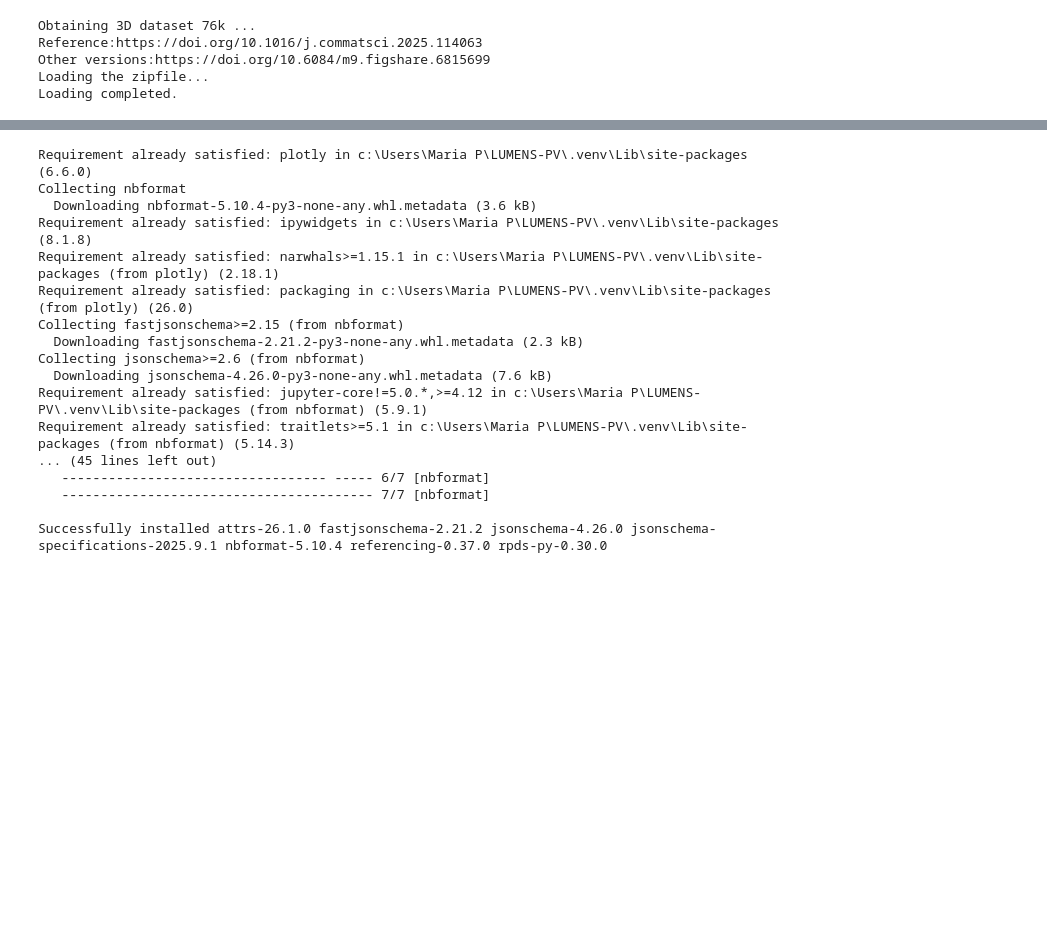
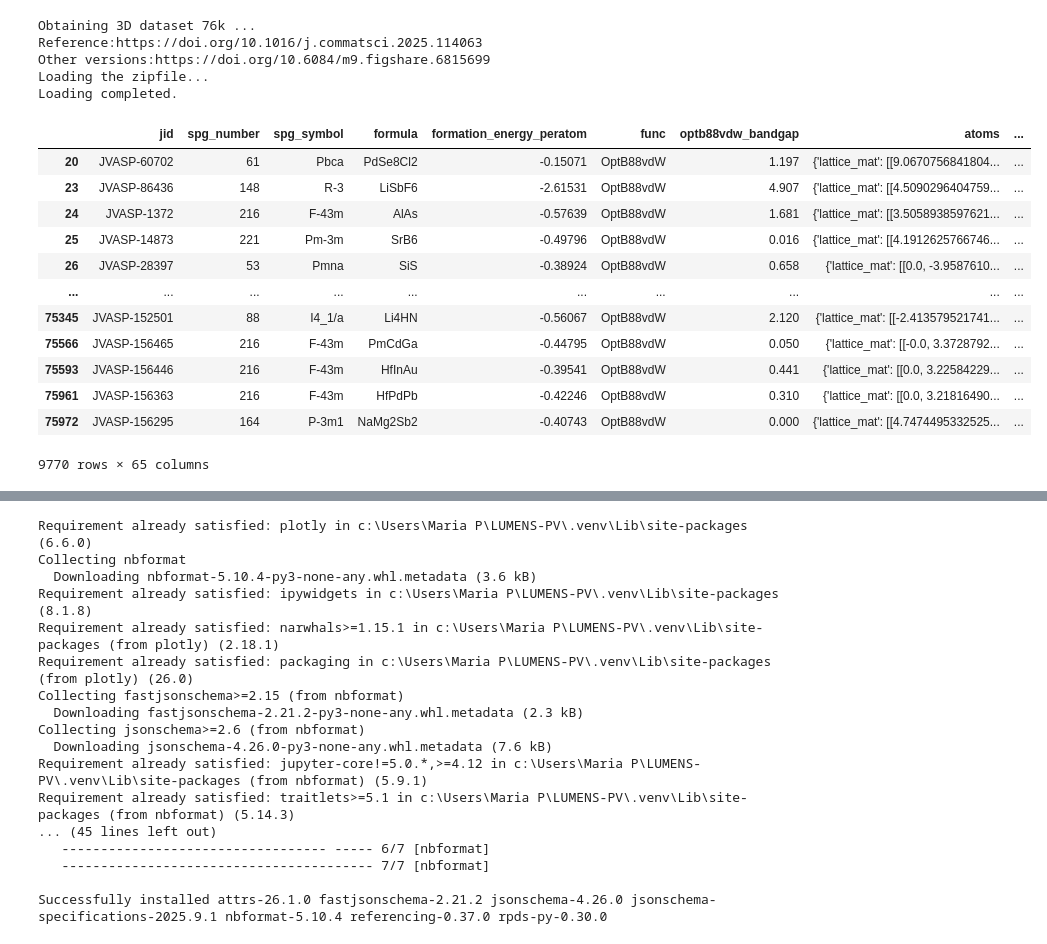
Before and after one commit to mariapasaylo/LUMENS-PV, a Jupyter notebook: ml_classifiers/DBScan.ipynb, the cells around one changed output, grey strips where cells are left out. Saved outputs shown, nothing was run; the diff lists cells and outputs as text; code cells hidden in the pictures; blank space fills up the shorter version.

```diff
--- a/ml_classifiers/DBScan.ipynb
+++ b/ml_classifiers/DBScan.ipynb
@@ -40,6 +40,30 @@ Reference:https://doi.org/10.1016/j.commatsci.2025.114063
 Other versions:https://doi.org/10.6084/m9.figshare.6815699
 Loading the zipfile...
 Loading completed.
+# %%
+#Based on the Accelerated Discovery of Efficient Solar Cell Materials Using Quantum and Machine Learning Methods,
+#we are interested in materials with SLME values > 10%
+#remove the data that does not have SLME values
+df_slme = df[df['slme'] != 'na'].copy()
+#to compare the slme values we need to convert it to a float
+df_slme.loc[:,'slme'] = df_slme['slme'].astype(float)
+#add a new column slme_10 that has a 1 if slme value >=10.0 otherwise 0
+df_slme.loc[:,'slme_10'] = (df_slme['slme'] >= 10.0).astype(int)
+df_slme #display the data
+# %% [output]
+|  | jid | spg_number | spg_symbol | formula | formation_energy_peratom | func | optb88vdw_bandgap | atoms | ... |
+| 20 | JVASP-60702 | 61 | Pbca | PdSe8Cl2 | -0.15071 | OptB88vdW | 1.197 | {'lattice_mat': [[9.0670756841804... | ... |
+| 23 | JVASP-86436 | 148 | R-3 | LiSbF6 | -2.61531 | OptB88vdW | 4.907 | {'lattice_mat': [[4.5090296404759... | ... |
+| 24 | JVASP-1372 | 216 | F-43m | AlAs | -0.57639 | OptB88vdW | 1.681 | {'lattice_mat': [[3.5058938597621... | ... |
+| 25 | JVASP-14873 | 221 | Pm-3m | SrB6 | -0.49796 | OptB88vdW | 0.016 | {'lattice_mat': [[4.1912625766746... | ... |
+| 26 | JVASP-28397 | 53 | Pmna | SiS | -0.38924 | OptB88vdW | 0.658 | {'lattice_mat': [[0.0, -3.9587610... | ... |
+| ... | ... | ... | ... | ... | ... | ... | ... | ... | ... |
+| 75345 | JVASP-152501 | 88 | I4_1/a | Li4HN | -0.56067 | OptB88vdW | 2.120 | {'lattice_mat': [[-2.413579521741... | ... |
+| 75566 | JVASP-156465 | 216 | F-43m | PmCdGa | -0.44795 | OptB88vdW | 0.050 | {'lattice_mat': [[-0.0, 3.3728792... | ... |
+| 75593 | JVASP-156446 | 216 | F-43m | HfInAu | -0.39541 | OptB88vdW | 0.441 | {'lattice_mat': [[0.0, 3.22584229... | ... |
+| 75961 | JVASP-156363 | 216 | F-43m | HfPdPb | -0.42246 | OptB88vdW | 0.310 | {'lattice_mat': [[0.0, 3.21816490... | ... |
+| 75972 | JVASP-156295 | 164 | P-3m1 | NaMg2Sb2 | -0.40743 | OptB88vdW | 0.000 | {'lattice_mat': [[4.7474495332525... | ... |
+9770 rows × 65 columns
 # %%
 #importing libraries for clustering and visualization
 import matplotlib.pyplot as plt
```
Also changed, not shown: parts of 11 cells of this notebook, 1 other file.
